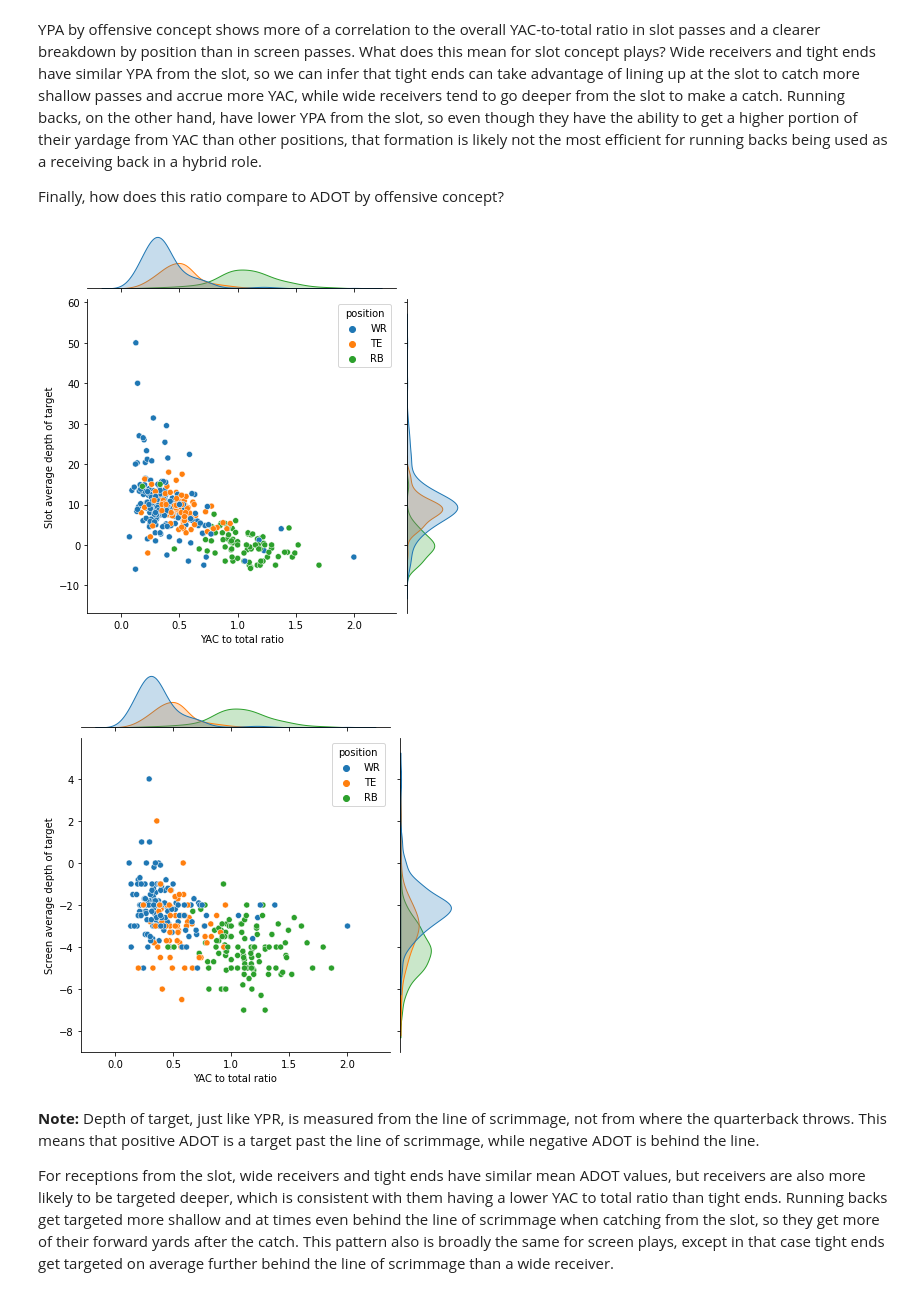
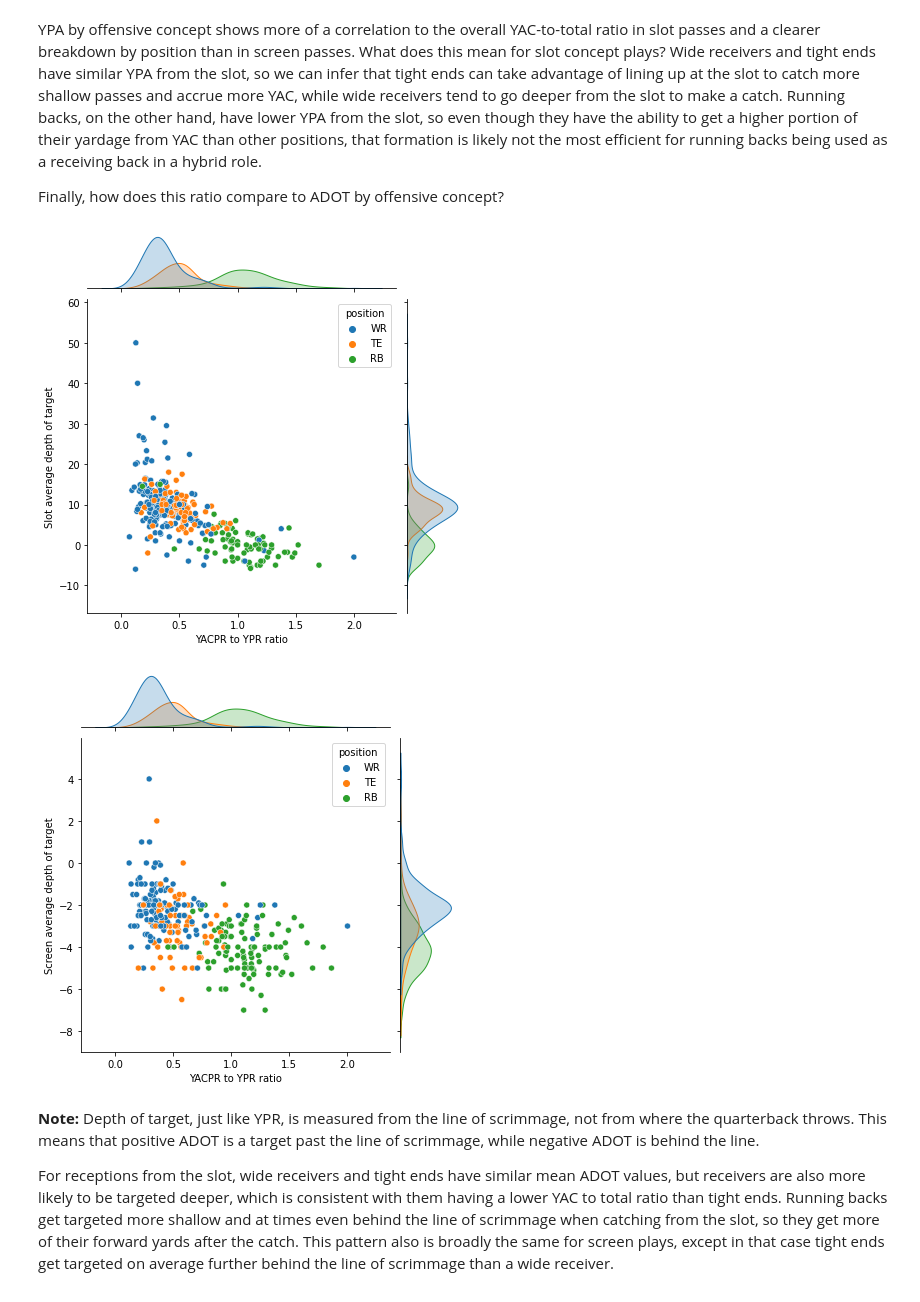
Before and after one commit to kchander92/NYCDSA-Data-Analysis-Project, a Jupyter notebook: Data Analysis Project Krishnan Chander.ipynb, the cells around one changed output. Cells and saved outputs as stored; diff of their text form; code cells hidden in the pictures.

```diff
--- a/Data Analysis Project Krishnan Chander.ipynb
+++ b/Data Analysis Project Krishnan Chander.ipynb
@@ -274,14 +276,14 @@ Finally, how does this ratio compare to ADOT by offensive concept?
 # %%
 g1 = sb.jointplot(data=receiving_concept,
             x='yacpr_to_ypr_ratio', y='slot_avg_depth_of_target', hue='position')
-g1.set_axis_labels('YAC to total ratio', 'Slot average depth of target')
+g1.set_axis_labels('YACPR to YPR ratio', 'Slot average depth of target')
 
 g2 = sb.jointplot(data=receiving_concept,
             x='yacpr_to_ypr_ratio', y='screen_avg_depth_of_target', hue='position')
-g2.set_axis_labels('YAC to total ratio', 'Screen average depth of target');
+g2.set_axis_labels('YACPR to YPR ratio', 'Screen average depth of target');
 # %% [output]
-[figure, old version]
+[figure, new version]
-[figure, old version]
+[figure, new version]
 # %% [markdown]
 **Note:** Depth of target, just like YPR, is measured from the line of scrimmage, not from where the quarterback throws. This means that positive ADOT is a target past the line of scrimmage, while negative ADOT is behind the line.
 
```
Also changed, not shown: parts of 13 cells of this notebook.
